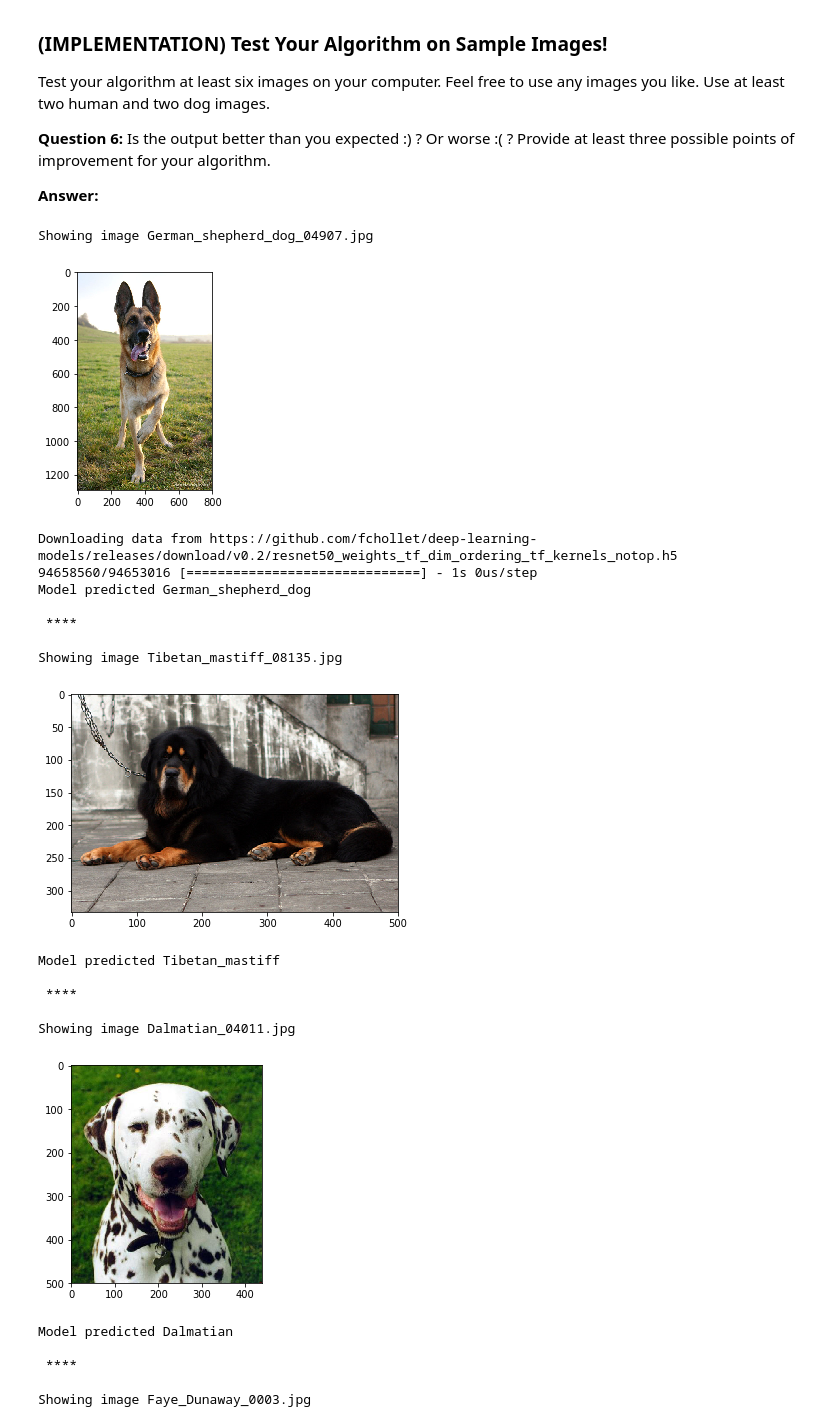
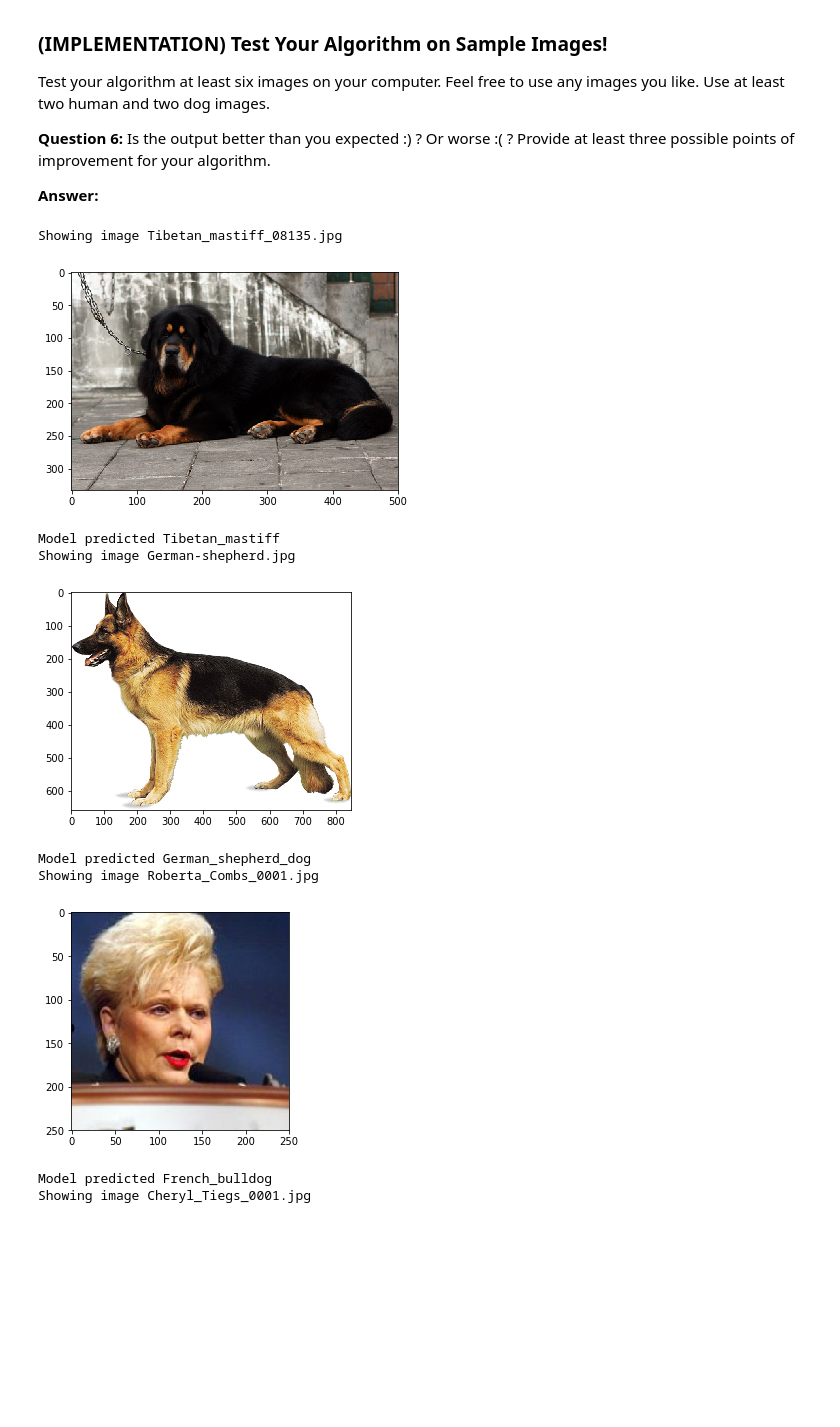
Before and after one commit to UOIKENNA/Udacity_dog_app_capstone, a Jupyter notebook: dog_app.ipynb, the cells around one changed output. Drawn from its saved outputs; the diff is of its cells as text; code cells hidden in the pictures; blank space fills up the shorter version.

Commit message:
I made changes to the pre-trained cnn used

```diff
--- a/dog_app.ipynb
+++ b/dog_app.ipynb
@@ -671,7 +672,7 @@ Epoch 20/20
 ### (IMPLEMENTATION) Load the Model with the Best Validation Loss
 # %%
 ### TODO: Load the model weights with the best validation loss.
-Resnet50_model.load_weights('saved_models/weights.best.Resnet50.hdf5')
+inception.load_weights('saved_models/weights.best.Resnet50.hdf5')
 # %% [markdown]
 ### (IMPLEMENTATION) Test the Model
 
@@ -705,13 +706,13 @@ where `{network}`, in the above filename, should be one of `VGG19`, `Resnet50`,
 ### and returns the dog breed that is predicted by the model.
 from extract_bottleneck_features import *
 
-def Resnet50_predict_breed(img_path):
+def predict_breed(file_path):
     # extract bottleneck features
-    bottleneck_feature = extract_Resnet50(path_to_tensor(img_path))
+    bottleneck_feature = extract_InceptionV3(path_to_tensor(file_path))
     # obtain predicted vector
-    predicted_vector = Resnet50_model.predict(bottleneck_feature)
+    prediction = inception.predict(bottleneck_feature)
     # return dog breed that is predicted by the model
-    name = dog_names[np.argmax(predicted_vector)]
+    name = dog_names[np.argmax(prediction)]
     return name.split('.')[-1]
 # %% [markdown]
 ---
@@ -734,9 +735,9 @@ This photo looks like an Afghan Hound.
 # %%
 ### TODO: Write your algorithm.
 ### Feel free to use as many code cells as needed.
-def detector(img_path):
-    if dog_detector(img_path) or face_detector(img_path):
-        return Resnet50_predict_breed(img_path)
+def detector(file_path):
+    if dog_detector(file_path) or face_detector(file_path):
+        return predict_breed(file_path)
     else:
         return "No dog or human found"
 # %% [markdown]
@@ -757,45 +758,34 @@ __Answer:__
 ## TODO: Execute your algorithm from Step 6 on
 ## at least 6 images on your computer.
 ## Feel free to use as many code cells as needed.
-def show_image(img_path):
-    img = cv2.imread(img_path)
+def show_image(file_path):
+    img = cv2.imread(file_path)
     RGB_img = cv2.cvtColor(img, cv2.COLOR_BGR2RGB)
     plt.imshow(RGB_img)
     plt.show()
 
-def detector_test(img_path):
-    label = img_path.split('/')[-1]
+def detector_test(file_path):
+    label = file_path.split('/')[-1]
     print(f'Showing image {label}')
-    show_image(img_path)
+    show_image(file_path)
 
-    prediction = detector(img_path)
-    print(f'Model predicted {prediction} \n\n **** \n')
+    prediction = detector(file_path)
+    print(f'Model predicted {prediction}')
 # %%
-detector_test('../../../data/dog_images/train/071.German_shepherd_dog/German_shepherd_dog_04907.jpg')
 detector_test('../../../data/dog_images/train/129.Tibetan_mastiff/Tibetan_mastiff_08135.jpg')
-detector_test('../../../data/dog_images/train/057.Dalmatian/Dalmatian_04011.jpg')
-detector_test(human_files[34])
-detector_test(human_files[91])
+detector_test('images/German-shepherd.jpg')
+detector_test(human_files[10])
+detector_test(human_files[80])
 detector_test('images/sample_cnn.png')
+detector_test('images/husky.jpg')
 # %% [output]
-Showing image German_shepherd_dog_04907.jpg
+Showing image Tibetan_mastiff_08135.jpg
-[figure, old version]
+[figure, new version]
-Downloading data from https://github.com/fchollet/deep-learning-models/releases/download/v0.2/resnet50_weights_tf_dim_ordering_tf_kernels_notop.h5
-94658560/94653016 [==============================] - 1s 0us/step
-Model predicted German_shepherd_dog
-
- ****
-
-Showing image Tibetan_mastiff_08135.jpg
+Model predicted Tibetan_mastiff
+Showing image German-shepherd.jpg
-[figure, old version]
+[figure, new version]
-Model predicted Tibetan_mastiff
-
- ****
-
-Showing image Dalmatian_04011.jpg
+Model predicted German_shepherd_dog
+Showing image Roberta_Combs_0001.jpg
-[figure, old version]
+[figure, new version]
-Model predicted Dalmatian
-
- ****
-
-Showing image Faye_Dunaway_0003.jpg
+Model predicted French_bulldog
+Showing image Cheryl_Tiegs_0001.jpg
```
Also changed, not shown: parts of 11 cells of this notebook.
